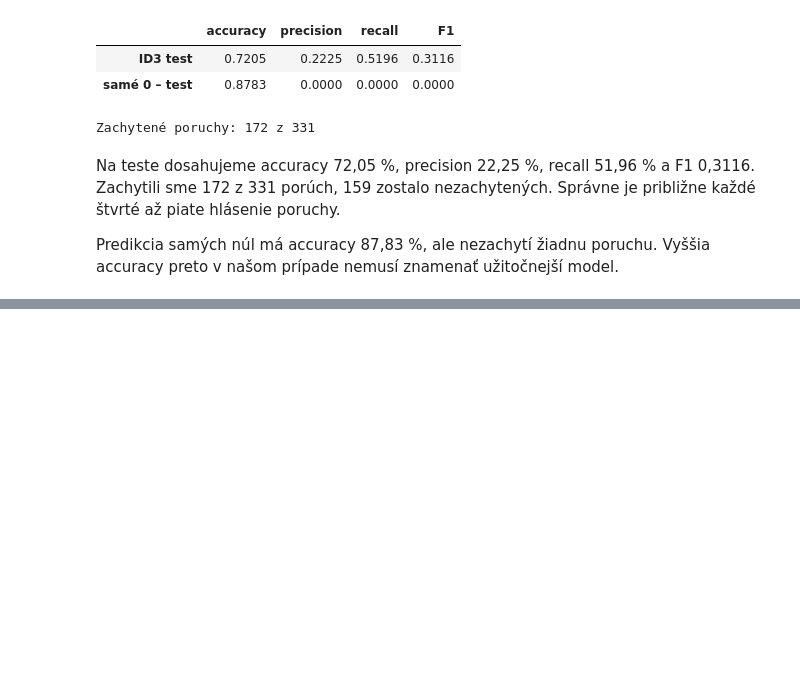
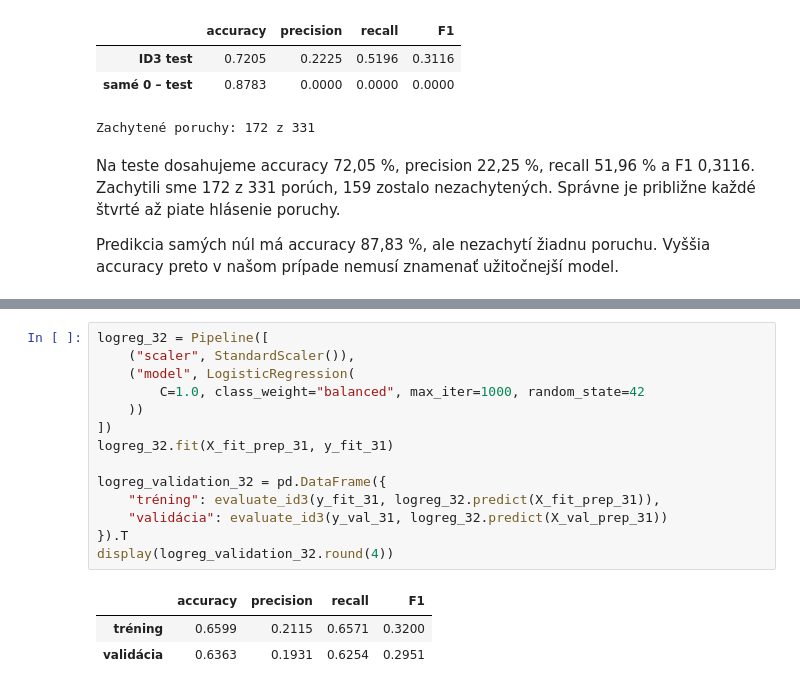
Before and after one commit to kavonada/IAU_zadanie, a Jupyter notebook: projekt.ipynb, the cells around one changed output, grey strips where cells are left out. Drawn from its saved outputs; the diff is of its cells as text; blank space fills up the shorter version.

```diff
--- a/projekt.ipynb
+++ b/projekt.ipynb
@@ -2479,0 +2512,18 @@ Obmedzením stromu sme potlačili výrazné preučenie a nižším prahom umožn
+# %%
+logreg_32 = Pipeline([
+    ("scaler", StandardScaler()),
+    ("model", LogisticRegression(
+        C=1.0, class_weight="balanced", max_iter=1000, random_state=42
+    ))
+])
+logreg_32.fit(X_fit_prep_31, y_fit_31)
+
+logreg_validation_32 = pd.DataFrame({
+    "tréning": evaluate_id3(y_fit_31, logreg_32.predict(X_fit_prep_31)),
+    "validácia": evaluate_id3(y_val_31, logreg_32.predict(X_val_prep_31))
+}).T
+display(logreg_validation_32.round(4))
+# %% [output]
+|  | accuracy | precision | recall | F1 |
+| tréning | 0.6599 | 0.2115 | 0.6571 | 0.3200 |
+| validácia | 0.6363 | 0.1931 | 0.6254 | 0.2951 |
```
Also changed, not shown: parts of 14 cells of this notebook.
